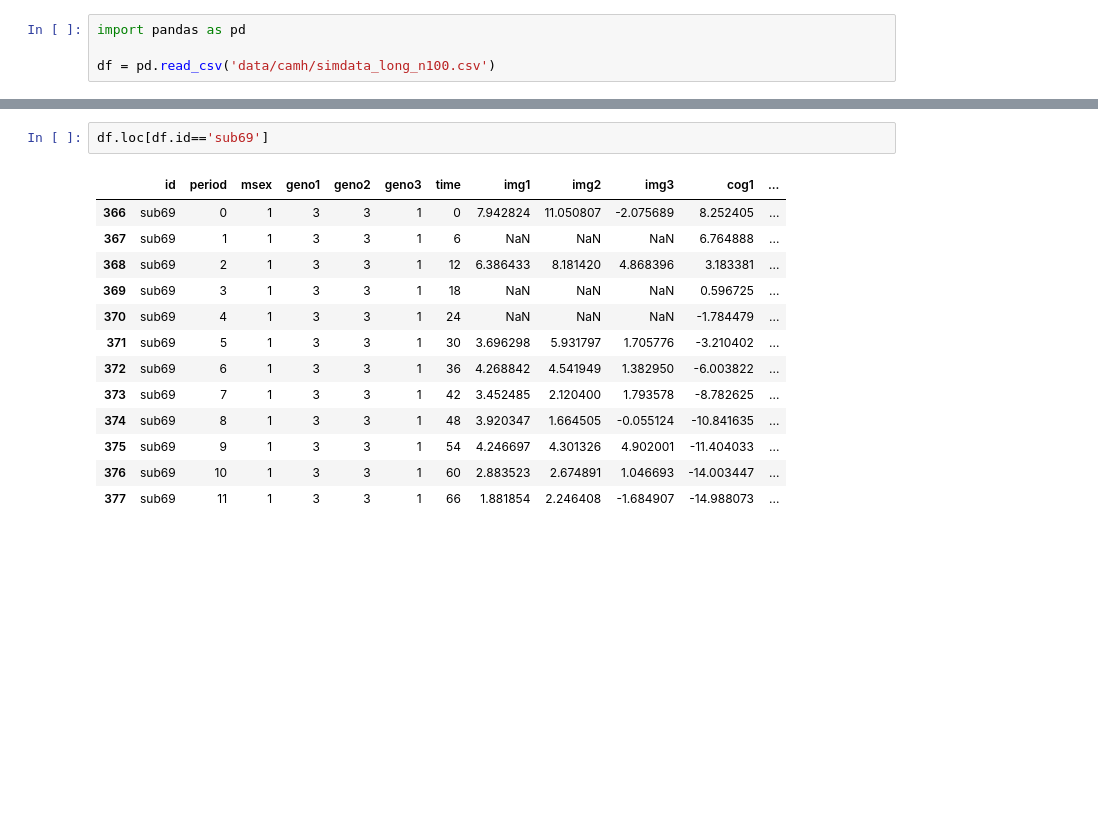
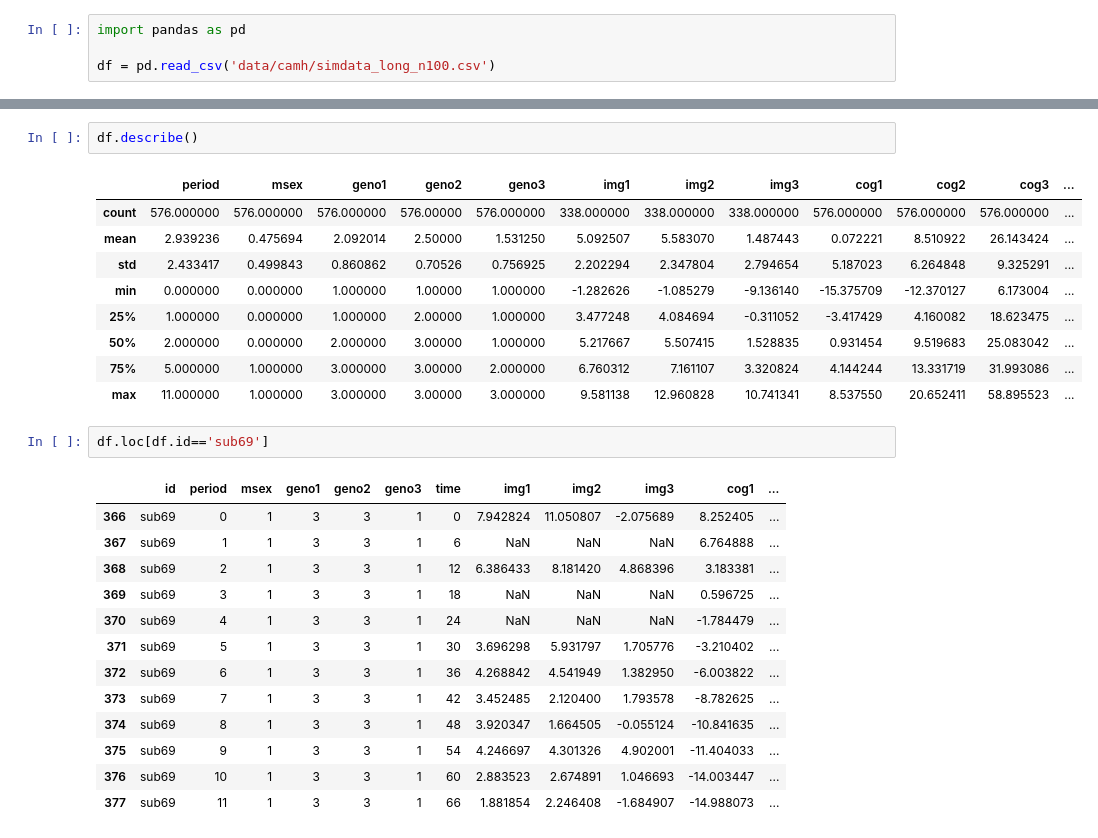
Before and after one commit to josjsjen/latent_ode, a Jupyter notebook: test.ipynb, the cells around one changed output, grey strips where cells are left out. Drawn from its saved outputs; the diff is of its cells as text; blank space fills up the shorter version.

```diff
--- a/test.ipynb
+++ b/test.ipynb
@@ -5,3 +43,15 @@ df = pd.read_csv('data/camh/simdata_long_n100.csv')
+# %%
+df.describe()
+# %% [output]
+|  | period | msex | geno1 | geno2 | geno3 | img1 | img2 | img3 | cog1 | cog2 | cog3 | ... |
+| count | 576.000000 | 576.000000 | 576.000000 | 576.00000 | 576.000000 | 338.000000 | 338.000000 | 338.000000 | 576.000000 | 576.000000 | 576.000000 | ... |
+| mean | 2.939236 | 0.475694 | 2.092014 | 2.50000 | 1.531250 | 5.092507 | 5.583070 | 1.487443 | 0.072221 | 8.510922 | 26.143424 | ... |
+| std | 2.433417 | 0.499843 | 0.860862 | 0.70526 | 0.756925 | 2.202294 | 2.347804 | 2.794654 | 5.187023 | 6.264848 | 9.325291 | ... |
+| min | 0.000000 | 0.000000 | 1.000000 | 1.00000 | 1.000000 | -1.282626 | -1.085279 | -9.136140 | -15.375709 | -12.370127 | 6.173004 | ... |
+| 25% | 1.000000 | 0.000000 | 1.000000 | 2.00000 | 1.000000 | 3.477248 | 4.084694 | -0.311052 | -3.417429 | 4.160082 | 18.623475 | ... |
+| 50% | 2.000000 | 0.000000 | 2.000000 | 3.00000 | 1.000000 | 5.217667 | 5.507415 | 1.528835 | 0.931454 | 9.519683 | 25.083042 | ... |
+| 75% | 5.000000 | 1.000000 | 3.000000 | 3.00000 | 2.000000 | 6.760312 | 7.161107 | 3.320824 | 4.144244 | 13.331719 | 31.993086 | ... |
+| max | 11.000000 | 1.000000 | 3.000000 | 3.00000 | 3.000000 | 9.581138 | 12.960828 | 10.741341 | 8.537550 | 20.652411 | 58.895523 | ... |
 # %%
 df.loc[df.id=='sub69']
 # %% [output]
```
Also changed, not shown: parts of 6 cells of this notebook, 7 other files.
